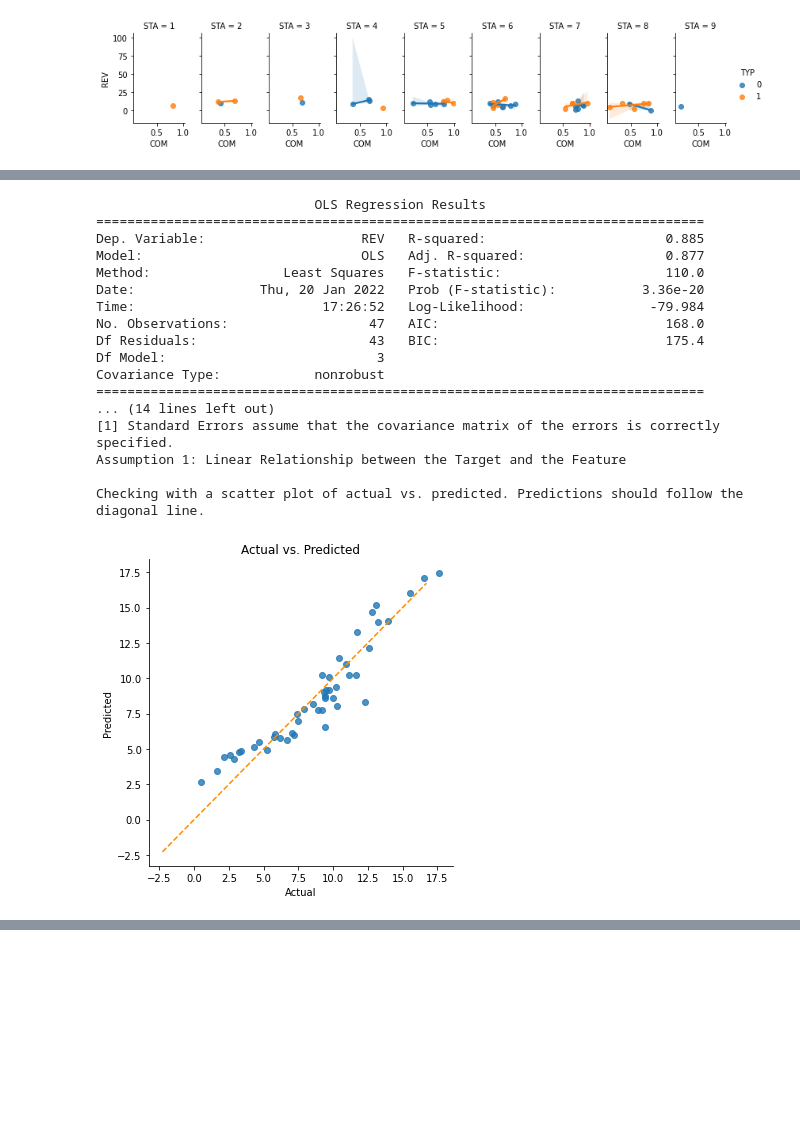
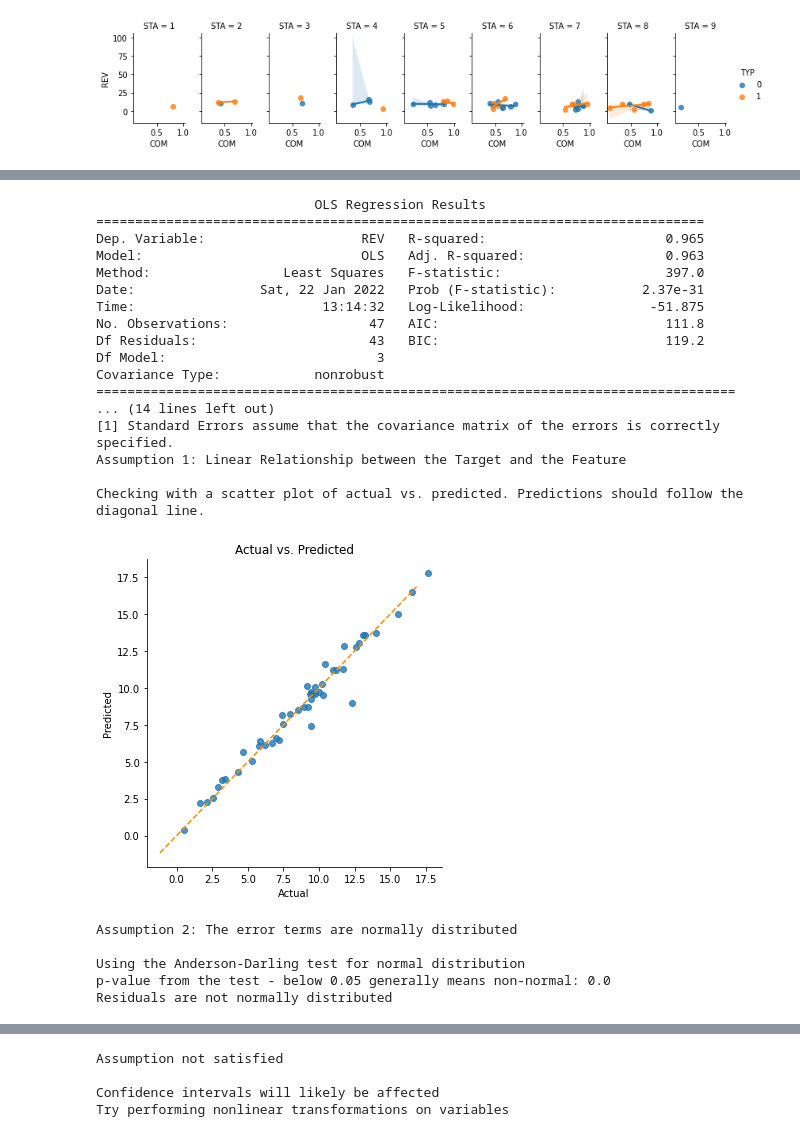
Before and after one commit to zdhiman/breweries, a Jupyter notebook: companions_regression.ipynb, the cells around one changed output, grey strips where cells are left out. Drawn from its saved outputs; the diff is of its cells as text; code cells hidden in the pictures; blank space fills up the shorter version.

```diff
--- a/companions_regression.ipynb
+++ b/companions_regression.ipynb
@@ -29,6 +33,7 @@ Length of dataset: 47
 # %%
 df['INCOME_sq'] = df["INCOME"]*df["INCOME"]
 df['MAN_sq'] = df["MAN"]*df["MAN"]
+df["INCOME_inverse"] = 1/df["INCOME"]
 # %%
 def plot_histogram(col):
   print(f"Min: {df[col].min()} \nMean: {np.round(df[col].mean(),2)} \nMedian: {df[col].median()} \nMax: {df[col].max()}")
@@ -166,5 +171,5 @@ sns.heatmap(corr, mask=mask, annot=True, cmap=cmap, vmax=.3, center=0,
 # %%
-def linear_regression(x_cols, y_sqrt=False):
+def linear_regression(df, x_cols, y_sqrt=False):
   X = df[x_cols]
 
   if y_sqrt:
@@ -309,7 +314,7 @@ def homoscedasticity_assumption(df_results):
 
 # Model 1
 # all variables
-df_results = linear_regression(x_cols = ['MAN', 'STA', 'TYP', 'INCOME', 'COM'])
+df_results = linear_regression(df, x_cols = ['MAN', 'STA', 'TYP', 'INCOME', 'COM'])
 # %% [output]
                             OLS Regression Results
 ==============================================================================
@@ -399,23 +438,29 @@ Try performing nonlinear transformations on variables
 # %%
-# Model 4
-df_results = linear_regression(x_cols = ['MAN_sq', 'TYP', 'INCOME_sq'])
+# Model 5
+df_results = linear_regression(df, x_cols = ['MAN', 'TYP', "INCOME_inverse"])
 linear_assumption(df_results)
+normal_errors_assumption(df_results)
 # %% [output]
                             OLS Regression Results
 ==============================================================================
-Dep. Variable:                    REV   R-squared:                       0.885
-Model:                            OLS   Adj. R-squared:                  0.877
-Method:                 Least Squares   F-statistic:                     110.0
-Date:                Thu, 20 Jan 2022   Prob (F-statistic):           3.36e-20
-Time:                        17:26:52   Log-Likelihood:                -79.984
-No. Observations:                  47   AIC:                             168.0
-Df Residuals:                      43   BIC:                             175.4
+Dep. Variable:                    REV   R-squared:                       0.965
+Model:                            OLS   Adj. R-squared:                  0.963
+Method:                 Least Squares   F-statistic:                     397.0
+Date:                Sat, 22 Jan 2022   Prob (F-statistic):           2.37e-31
+Time:                        13:14:32   Log-Likelihood:                -51.875
+No. Observations:                  47   AIC:                             111.8
+Df Residuals:                      43   BIC:                             119.2
 Df Model:                           3
 Covariance Type:            nonrobust
-==============================================================================
+==================================================================================
 ... (14 lines left out)
 [1] Standard Errors assume that the covariance matrix of the errors is correctly specified.
 Assumption 1: Linear Relationship between the Target and the Feature
 
 Checking with a scatter plot of actual vs. predicted. Predictions should follow the diagonal line.
-[figure, old version]
+[figure, new version]
+Assumption 2: The error terms are normally distributed
+
+Using the Anderson-Darling test for normal distribution
+p-value from the test - below 0.05 generally means non-normal: 0.0
+Residuals are not normally distributed
@@ -422 +468,5 @@ Checking with a scatter plot of actual vs. predicted. Predictions should follow
+Assumption not satisfied
+
+Confidence intervals will likely be affected
+Try performing nonlinear transformations on variables
 # %%
```
Also changed, not shown: parts of 22 cells of this notebook.
